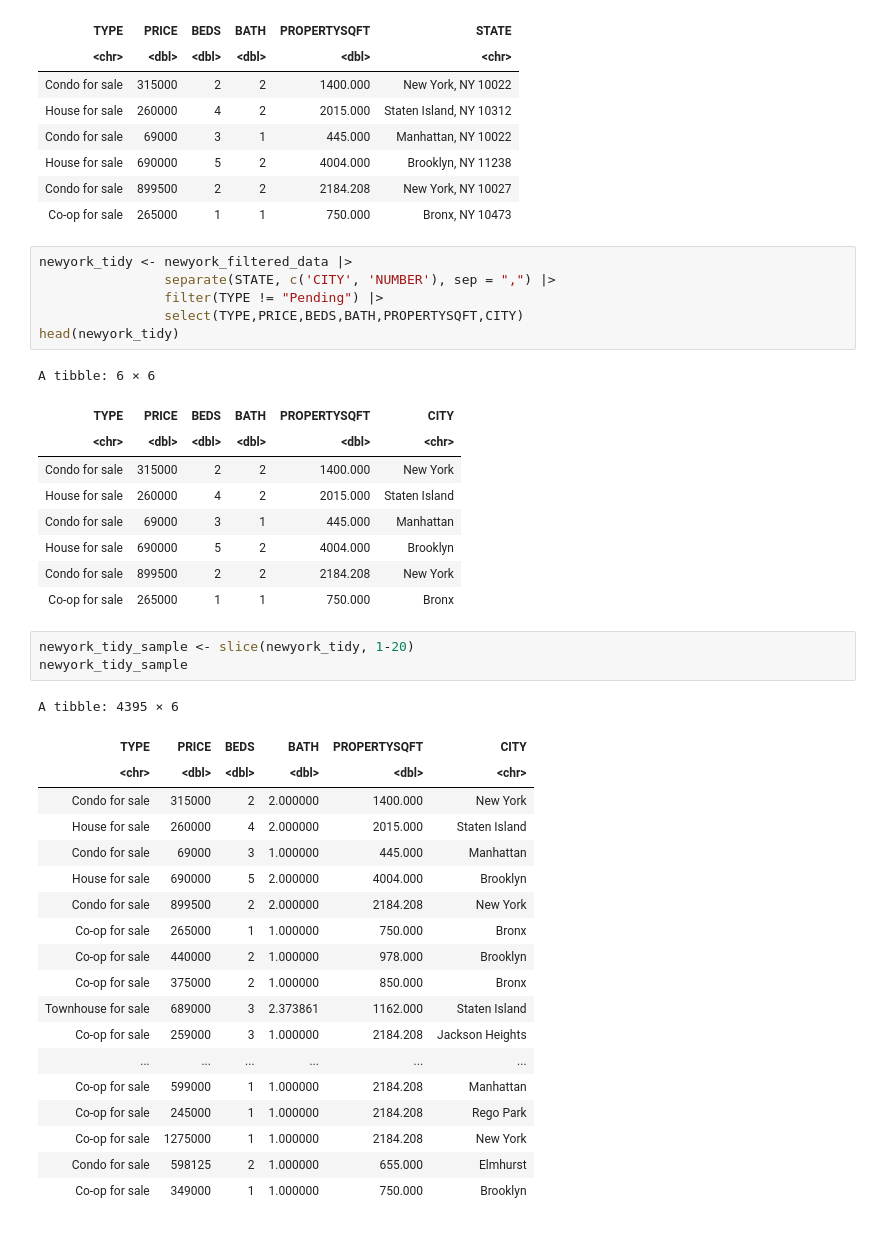
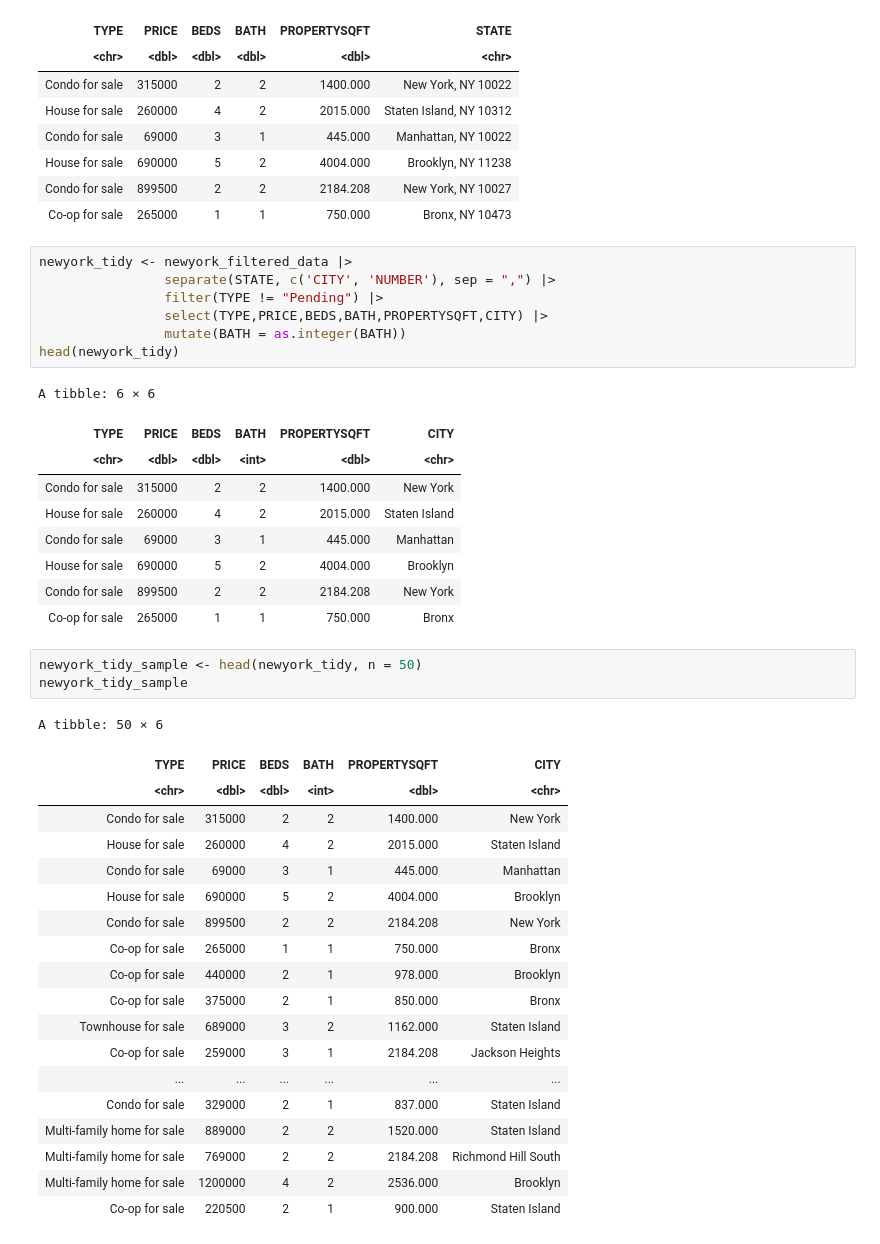
Before and after one commit to aikosumarno/dsci-100-2023w2-group-21, a Jupyter notebook: group_project_proposal.ipynb, the cells around one changed output. Cells and saved outputs as stored; diff of their text form.

```diff
--- a/group_project_proposal.ipynb
+++ b/group_project_proposal.ipynb
@@ -65,12 +65,13 @@ A tibble: 6 × 6
 newyork_tidy <- newyork_filtered_data |>
                 separate(STATE, c('CITY', 'NUMBER'), sep = ",") |>
                 filter(TYPE != "Pending") |>
-                select(TYPE,PRICE,BEDS,BATH,PROPERTYSQFT,CITY)
+                select(TYPE,PRICE,BEDS,BATH,PROPERTYSQFT,CITY) |>
+                mutate(BATH = as.integer(BATH))
 head(newyork_tidy)
 # %% [output]
 A tibble: 6 × 6
 | TYPE | PRICE | BEDS | BATH | PROPERTYSQFT | CITY |
-| <chr> | <dbl> | <dbl> | <dbl> | <dbl> | <chr> |
+| <chr> | <dbl> | <dbl> | <int> | <dbl> | <chr> |
 | Condo for sale | 315000 | 2 | 2 | 1400.000 | New York |
 | House for sale | 260000 | 4 | 2 | 2015.000 | Staten Island |
 | Condo for sale | 69000 | 3 | 1 | 445.000 | Manhattan |
@@ -78,26 +79,26 @@ A tibble: 6 × 6
 | Condo for sale | 899500 | 2 | 2 | 2184.208 | New York |
 | Co-op for sale | 265000 | 1 | 1 | 750.000 | Bronx |
 # %%
-newyork_tidy_sample <- slice(newyork_tidy, 1-20)
+newyork_tidy_sample <- head(newyork_tidy, n = 50)
 newyork_tidy_sample
 # %% [output]
-A tibble: 4395 × 6
+A tibble: 50 × 6
 | TYPE | PRICE | BEDS | BATH | PROPERTYSQFT | CITY |
-| <chr> | <dbl> | <dbl> | <dbl> | <dbl> | <chr> |
-| Condo for sale | 315000 | 2 | 2.000000 | 1400.000 | New York |
-| House for sale | 260000 | 4 | 2.000000 | 2015.000 | Staten Island |
-| Condo for sale | 69000 | 3 | 1.000000 | 445.000 | Manhattan |
-| House for sale | 690000 | 5 | 2.000000 | 4004.000 | Brooklyn |
-| Condo for sale | 899500 | 2 | 2.000000 | 2184.208 | New York |
-| Co-op for sale | 265000 | 1 | 1.000000 | 750.000 | Bronx |
-| Co-op for sale | 440000 | 2 | 1.000000 | 978.000 | Brooklyn |
-| Co-op for sale | 375000 | 2 | 1.000000 | 850.000 | Bronx |
-| Townhouse for sale | 689000 | 3 | 2.373861 | 1162.000 | Staten Island |
-| Co-op for sale | 259000 | 3 | 1.000000 | 2184.208 | Jackson Heights |
+| <chr> | <dbl> | <dbl> | <int> | <dbl> | <chr> |
+| Condo for sale | 315000 | 2 | 2 | 1400.000 | New York |
+| House for sale | 260000 | 4 | 2 | 2015.000 | Staten Island |
+| Condo for sale | 69000 | 3 | 1 | 445.000 | Manhattan |
+| House for sale | 690000 | 5 | 2 | 4004.000 | Brooklyn |
+| Condo for sale | 899500 | 2 | 2 | 2184.208 | New York |
+| Co-op for sale | 265000 | 1 | 1 | 750.000 | Bronx |
+| Co-op for sale | 440000 | 2 | 1 | 978.000 | Brooklyn |
+| Co-op for sale | 375000 | 2 | 1 | 850.000 | Bronx |
+| Townhouse for sale | 689000 | 3 | 2 | 1162.000 | Staten Island |
+| Co-op for sale | 259000 | 3 | 1 | 2184.208 | Jackson Heights |
 | ... | ... | ... | ... | ... | ... |
-| Co-op for sale | 599000 | 1 | 1.000000 | 2184.208 | Manhattan |
-| Co-op for sale | 245000 | 1 | 1.000000 | 2184.208 | Rego Park |
-| Co-op for sale | 1275000 | 1 | 1.000000 | 2184.208 | New York |
-| Condo for sale | 598125 | 2 | 1.000000 | 655.000 | Elmhurst |
-| Co-op for sale | 349000 | 1 | 1.000000 | 750.000 | Brooklyn |
+| Condo for sale | 329000 | 2 | 1 | 837.000 | Staten Island |
+| Multi-family home for sale | 889000 | 2 | 2 | 1520.000 | Staten Island |
+| Multi-family home for sale | 769000 | 2 | 2 | 2184.208 | Richmond Hill South |
+| Multi-family home for sale | 1200000 | 4 | 2 | 2536.000 | Brooklyn |
+| Co-op for sale | 220500 | 2 | 1 | 900.000 | Staten Island |
 # %%
```
Also changed, not shown: parts of 1 cell of this notebook.
